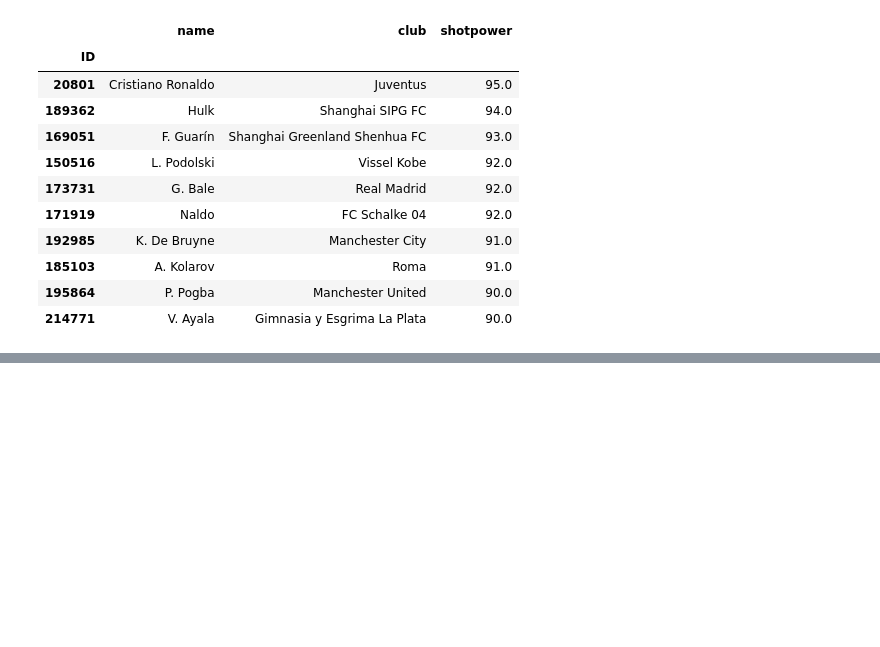
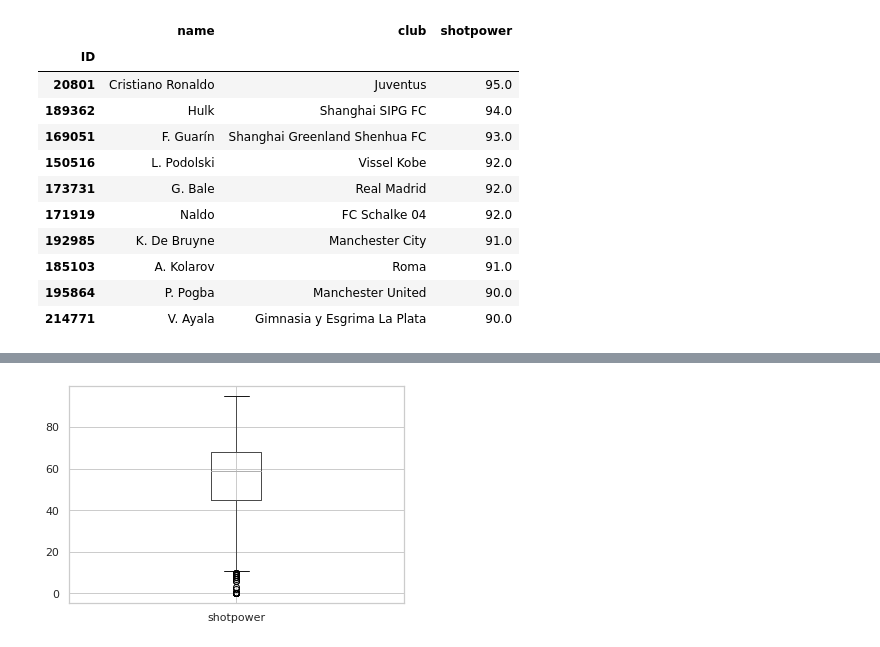
Before and after one commit to Mvital74/datasharing, a Jupyter notebook: exercicio_9.ipynb, the cells around one changed output, grey strips where cells are left out. Cells and saved outputs as stored; diff of their text form; code cells hidden in the pictures; blank space fills up the shorter version.

```diff
--- a/exercicio_9.ipynb
+++ b/exercicio_9.ipynb
@@ -502,0 +545,4 @@ df_fifa18[['name', 'club', 'shotpower']].sort_values(('shotpower'), ascending=Fa
+# %%
+boxplot_wage = df_fifa18_slice.boxplot(column=['shotpower'])
+# %% [output]
+[figure, added]
```
Also changed, not shown: parts of 6 cells of this notebook.
